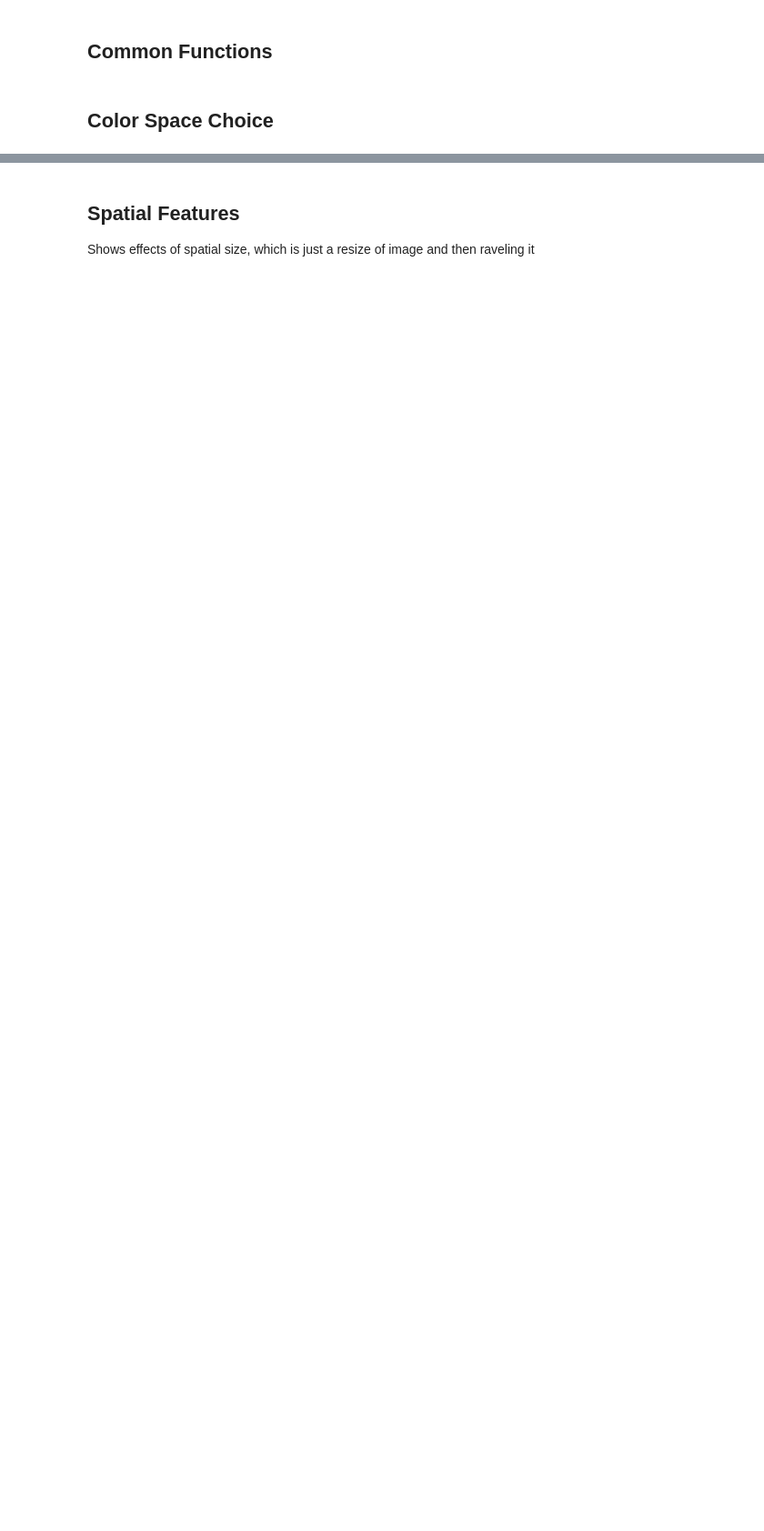
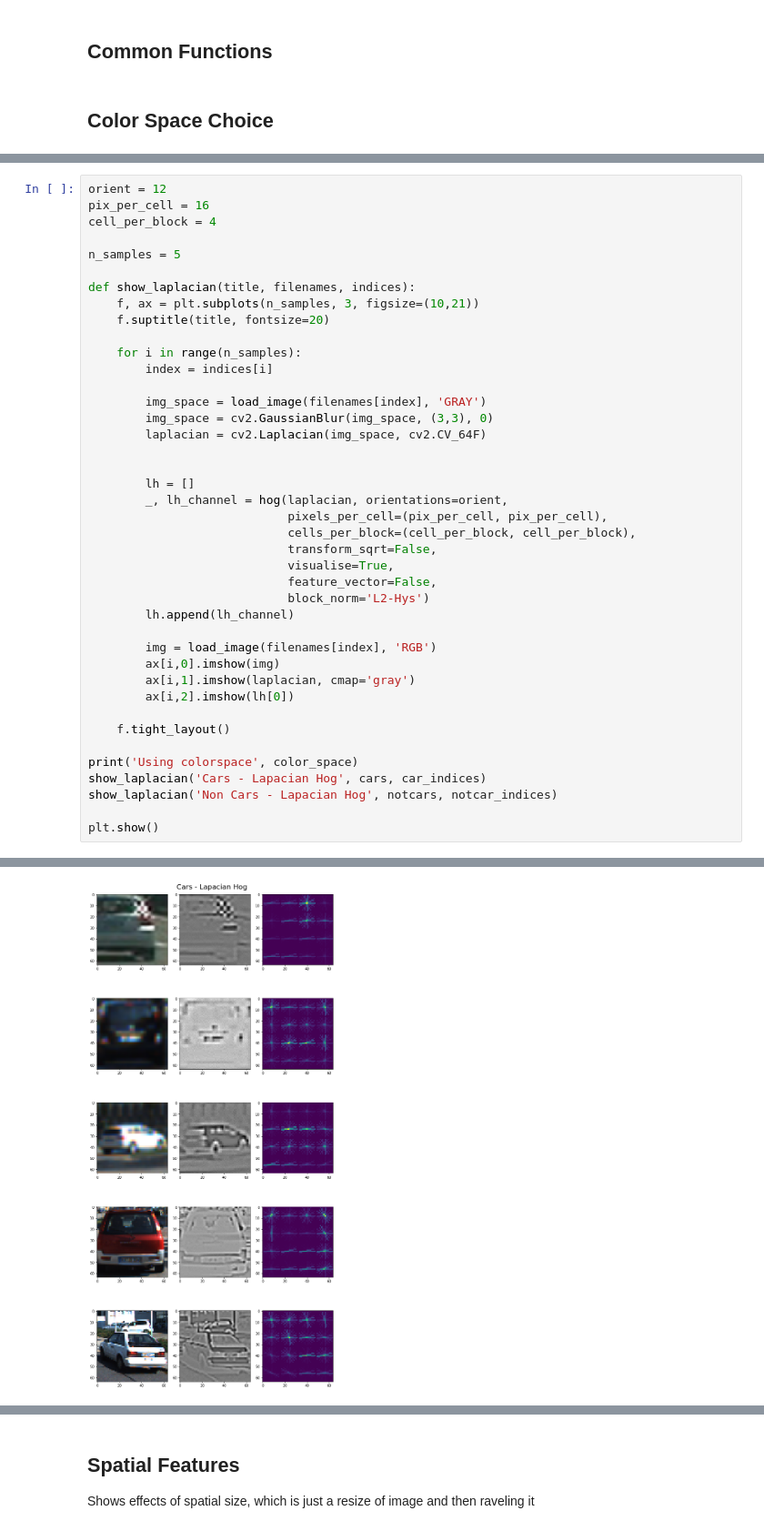
Before and after one commit to drganjoo/CarND-Vehicle-Detection, a Jupyter notebook: VehicleDetection.ipynb, the cells around one changed output, grey strips where cells are left out. Shown at 91% size. Saved outputs shown, nothing was run; the diff lists cells and outputs as text; blank space fills up the shorter version.

```diff
--- a/VehicleDetection.ipynb
+++ b/VehicleDetection.ipynb
@@ -119,0 +130,42 @@ plt.show()
+# %%
+orient = 12
+pix_per_cell = 16
+cell_per_block = 4
+
+n_samples = 5
+
+def show_laplacian(title, filenames, indices):
+    f, ax = plt.subplots(n_samples, 3, figsize=(10,21))
+    f.suptitle(title, fontsize=20)
+
+    for i in range(n_samples):
+        index = indices[i]
+
+        img_space = load_image(filenames[index], 'GRAY')
+        img_space = cv2.GaussianBlur(img_space, (3,3), 0)
+        laplacian = cv2.Laplacian(img_space, cv2.CV_64F)
+
+
+        lh = []
+        _, lh_channel = hog(laplacian, orientations=orient,
+                            pixels_per_cell=(pix_per_cell, pix_per_cell),
+                            cells_per_block=(cell_per_block, cell_per_block),
+                            transform_sqrt=False,
+                            visualise=True,
+                            feature_vector=False,
+                            block_norm='L2-Hys')
+        lh.append(lh_channel)
+
+        img = load_image(filenames[index], 'RGB')
+        ax[i,0].imshow(img)
+        ax[i,1].imshow(laplacian, cmap='gray')
+        ax[i,2].imshow(lh[0])
+
+    f.tight_layout()
+
+print('Using colorspace', color_space)
+show_laplacian('Cars - Lapacian Hog', cars, car_indices)
+show_laplacian('Non Cars - Lapacian Hog', notcars, notcar_indices)
+
+plt.show()
+# %% [output]
@@ -119,0 +173 @@ plt.show()
+[figure, added]
```
Also changed, not shown: parts of 19 cells of this notebook, 3 other files.
